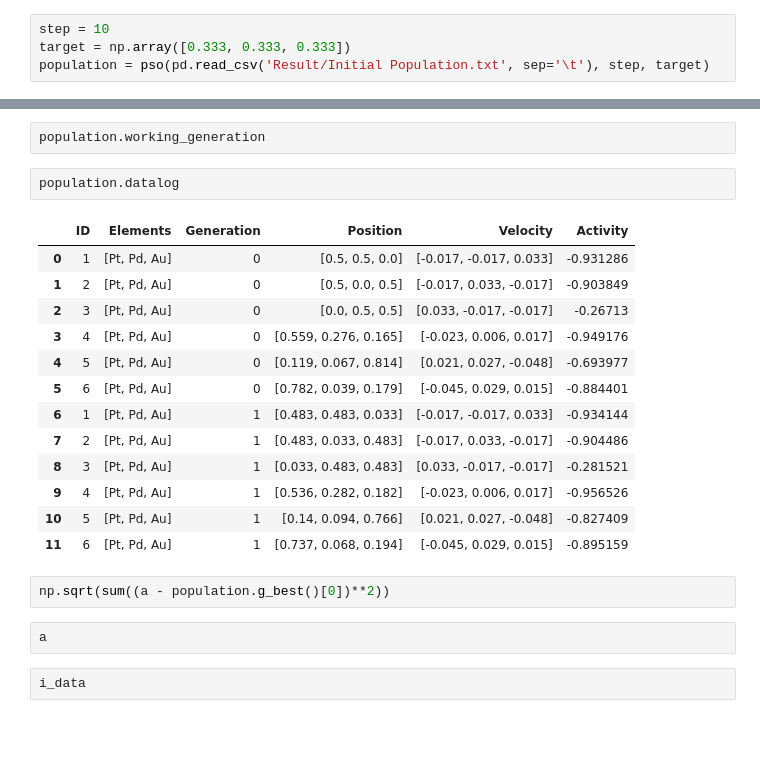
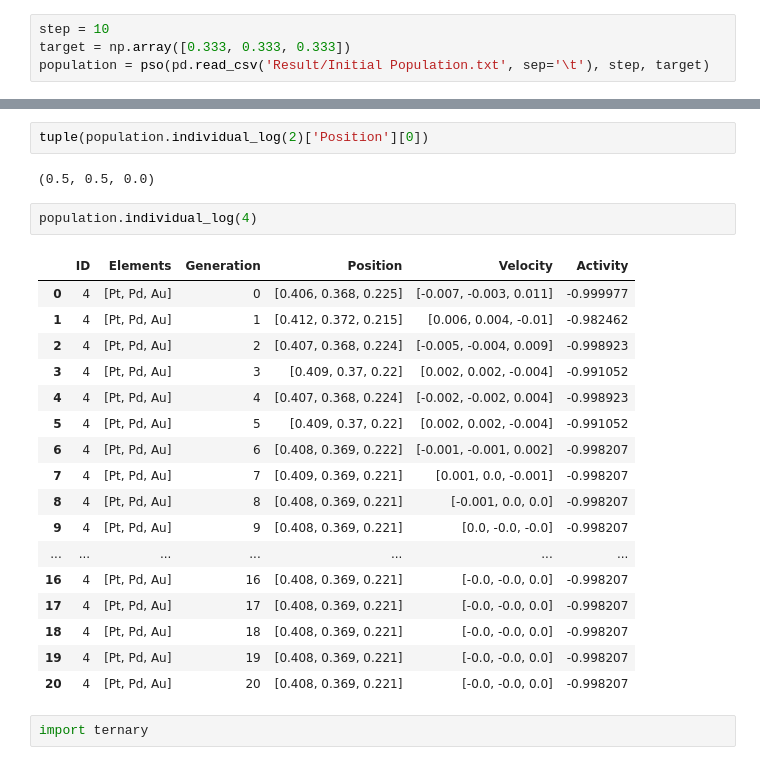
Before and after one commit to atirmidzi/PSO, a Jupyter notebook: PSO easy.ipynb, the cells around one changed output, grey strips where cells are left out. Cells and saved outputs as stored; diff of their text form; blank space fills up the shorter version.

```diff
--- a/PSO easy.ipynb
+++ b/PSO easy.ipynb
@@ -197,24 +301,26 @@ population.move()
-# %%
-population.working_generation
-# %%
-population.datalog
-# %% [output]
-|  | ID | Elements | Generation | Position | Velocity | Activity |
-| 0 | 1 | [Pt, Pd, Au] | 0 | [0.5, 0.5, 0.0] | [-0.017, -0.017, 0.033] | -0.931286 |
-| 1 | 2 | [Pt, Pd, Au] | 0 | [0.5, 0.0, 0.5] | [-0.017, 0.033, -0.017] | -0.903849 |
-| 2 | 3 | [Pt, Pd, Au] | 0 | [0.0, 0.5, 0.5] | [0.033, -0.017, -0.017] | -0.26713 |
-| 3 | 4 | [Pt, Pd, Au] | 0 | [0.559, 0.276, 0.165] | [-0.023, 0.006, 0.017] | -0.949176 |
-| 4 | 5 | [Pt, Pd, Au] | 0 | [0.119, 0.067, 0.814] | [0.021, 0.027, -0.048] | -0.693977 |
-| 5 | 6 | [Pt, Pd, Au] | 0 | [0.782, 0.039, 0.179] | [-0.045, 0.029, 0.015] | -0.884401 |
-| 6 | 1 | [Pt, Pd, Au] | 1 | [0.483, 0.483, 0.033] | [-0.017, -0.017, 0.033] | -0.934144 |
-| 7 | 2 | [Pt, Pd, Au] | 1 | [0.483, 0.033, 0.483] | [-0.017, 0.033, -0.017] | -0.904486 |
-| 8 | 3 | [Pt, Pd, Au] | 1 | [0.033, 0.483, 0.483] | [0.033, -0.017, -0.017] | -0.281521 |
-| 9 | 4 | [Pt, Pd, Au] | 1 | [0.536, 0.282, 0.182] | [-0.023, 0.006, 0.017] | -0.956526 |
-| 10 | 5 | [Pt, Pd, Au] | 1 | [0.14, 0.094, 0.766] | [0.021, 0.027, -0.048] | -0.827409 |
-| 11 | 6 | [Pt, Pd, Au] | 1 | [0.737, 0.068, 0.194] | [-0.045, 0.029, 0.015] | -0.895159 |
-# %%
-np.sqrt(sum((a - population.g_best()[0])**2))
-# %%
-a
-# %%
-i_data
+# %%
+tuple(population.individual_log(2)['Position'][0])
+# %% [output]
+(0.5, 0.5, 0.0)
+# %%
+population.individual_log(4)
+# %% [output]
+|  | ID | Elements | Generation | Position | Velocity | Activity |
+| 0 | 4 | [Pt, Pd, Au] | 0 | [0.406, 0.368, 0.225] | [-0.007, -0.003, 0.011] | -0.999977 |
+| 1 | 4 | [Pt, Pd, Au] | 1 | [0.412, 0.372, 0.215] | [0.006, 0.004, -0.01] | -0.982462 |
+| 2 | 4 | [Pt, Pd, Au] | 2 | [0.407, 0.368, 0.224] | [-0.005, -0.004, 0.009] | -0.998923 |
+| 3 | 4 | [Pt, Pd, Au] | 3 | [0.409, 0.37, 0.22] | [0.002, 0.002, -0.004] | -0.991052 |
+| 4 | 4 | [Pt, Pd, Au] | 4 | [0.407, 0.368, 0.224] | [-0.002, -0.002, 0.004] | -0.998923 |
+| 5 | 4 | [Pt, Pd, Au] | 5 | [0.409, 0.37, 0.22] | [0.002, 0.002, -0.004] | -0.991052 |
+| 6 | 4 | [Pt, Pd, Au] | 6 | [0.408, 0.369, 0.222] | [-0.001, -0.001, 0.002] | -0.998207 |
+| 7 | 4 | [Pt, Pd, Au] | 7 | [0.409, 0.369, 0.221] | [0.001, 0.0, -0.001] | -0.998207 |
+| 8 | 4 | [Pt, Pd, Au] | 8 | [0.408, 0.369, 0.221] | [-0.001, 0.0, 0.0] | -0.998207 |
+| 9 | 4 | [Pt, Pd, Au] | 9 | [0.408, 0.369, 0.221] | [0.0, -0.0, -0.0] | -0.998207 |
+| ... | ... | ... | ... | ... | ... | ... |
+| 16 | 4 | [Pt, Pd, Au] | 16 | [0.408, 0.369, 0.221] | [-0.0, -0.0, 0.0] | -0.998207 |
+| 17 | 4 | [Pt, Pd, Au] | 17 | [0.408, 0.369, 0.221] | [-0.0, -0.0, 0.0] | -0.998207 |
+| 18 | 4 | [Pt, Pd, Au] | 18 | [0.408, 0.369, 0.221] | [-0.0, -0.0, 0.0] | -0.998207 |
+| 19 | 4 | [Pt, Pd, Au] | 19 | [0.408, 0.369, 0.221] | [-0.0, -0.0, 0.0] | -0.998207 |
+| 20 | 4 | [Pt, Pd, Au] | 20 | [0.408, 0.369, 0.221] | [-0.0, -0.0, 0.0] | -0.998207 |
+# %%
+import ternary
```
Also changed, not shown: parts of 10 cells of this notebook, 41 other files.
